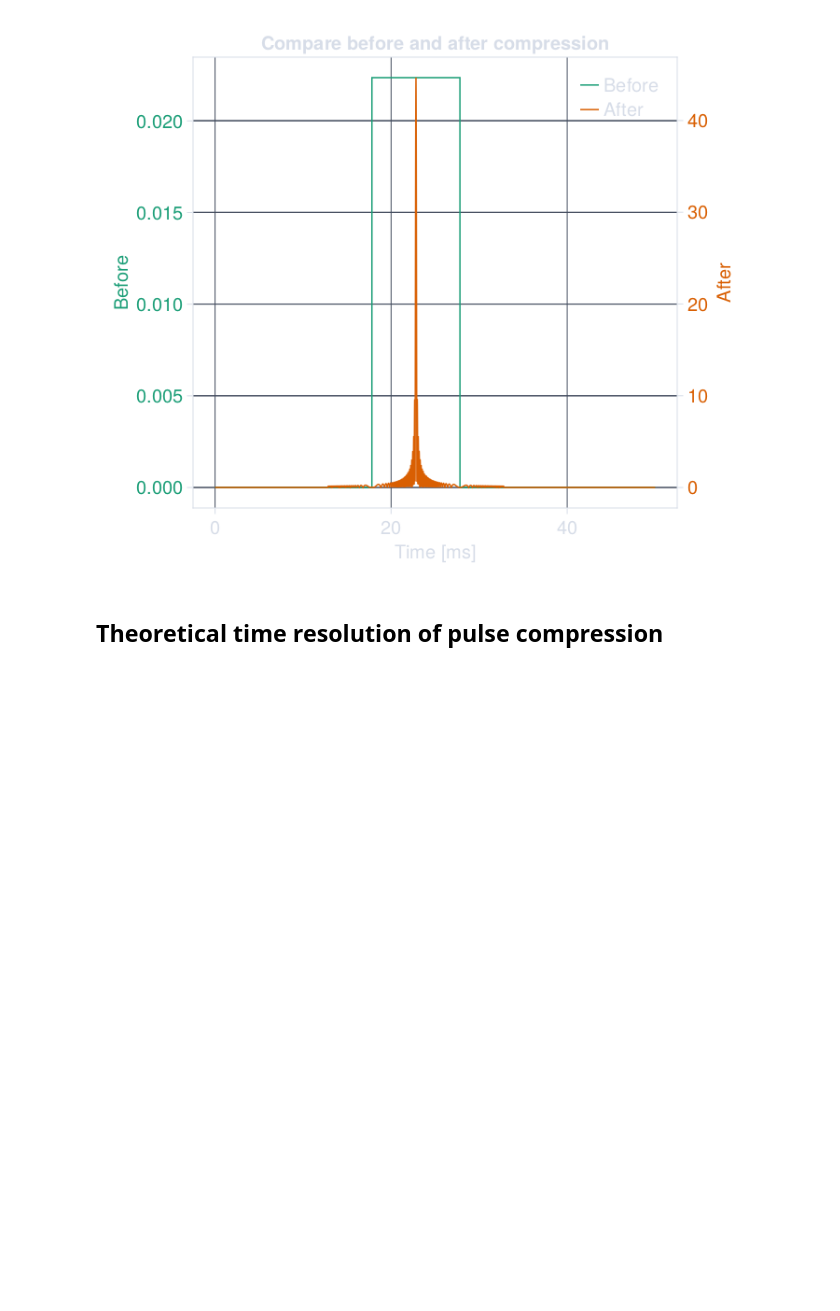
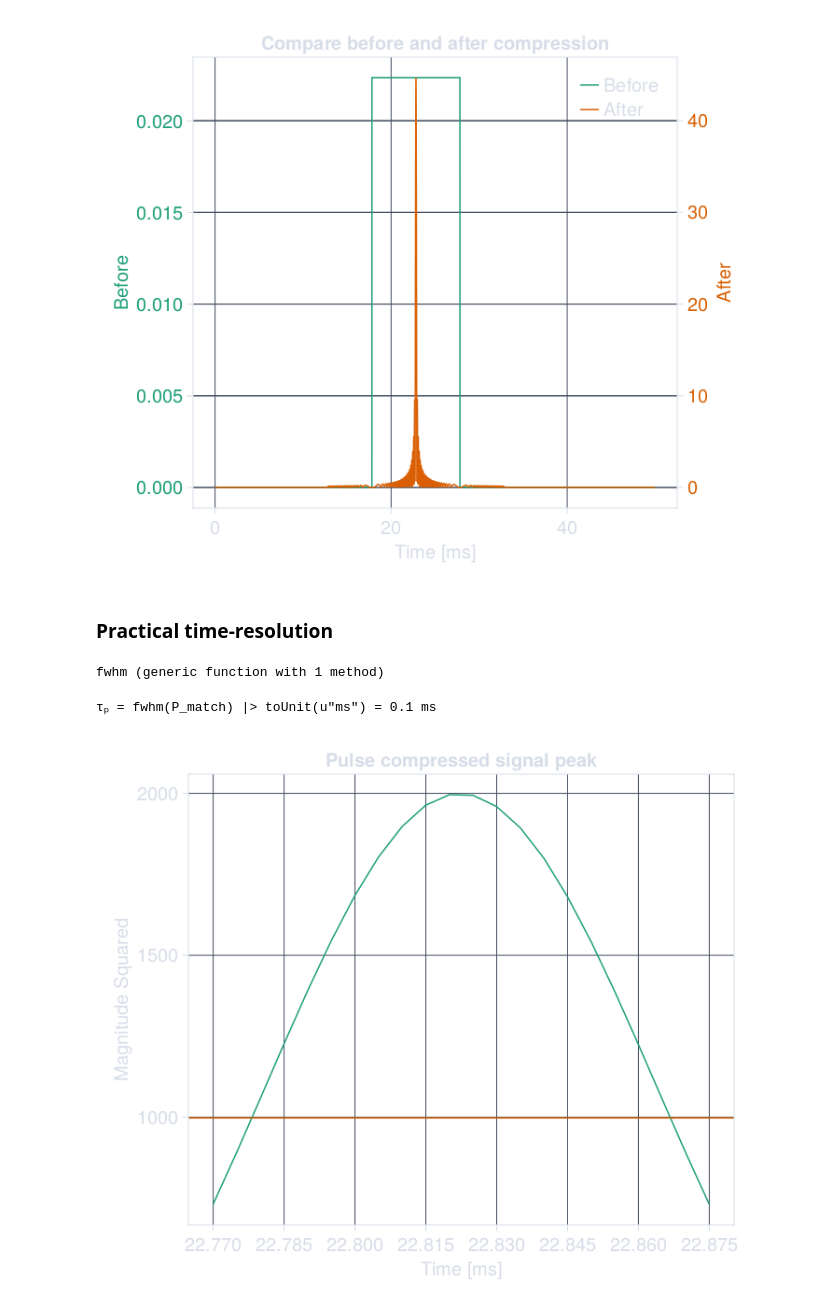
Before and after one commit to simonabj/Studies, a Jupyter notebook: IN5450/Project3/code.ipynb, the cells around one changed output. Cells and saved outputs as stored; diff of their text form; code cells hidden in the pictures; blank space fills up the shorter version.

```diff
--- a/IN5450/Project3/code.ipynb
+++ b/IN5450/Project3/code.ipynb
@@ -1,6 +1,6 @@
 # %%
 using Revise, Statistics, LaTeXStrings, DSP, StatsBase
-using Formatting, MAT, FFTW, Unitful
+using Formatting, MAT, FFTW, Unitful, LinearAlgebra
 import Unitful: m, s, Hz, AbstractQuantity
 using CairoMakie, Makie
 using ColorSchemes
@@ -34,6 +34,12 @@ set_theme!(Theme(
         bgcolor = bg,
         labelcolor = fg, titlecolor = fg,
         framevisible = false, margin=(0,0,0,0)
+    ),
+    Colorbar = (
+        labelcolor = fg, titlecolor = fg,
+        ticklabelcolor = fg, tickcolor = fg,
+        topspinecolor = fg, bottomspinecolor = fg,
+        leftspinecolor = fg, rightspinecolor = fg,
     )
 ))
 # %%
@@ -106,4 +108,25 @@ F
 # %% [output]
 [figure]
 # %% [markdown]
-## Theoretical time resolution of pulse compression
+### Practical time-resolution
+# %%
+# Assumes only 1 peak
+fwhm(x) = (count(a -> a >= 0.5maximum(x), x)+2) / fs
+# %% [output]
+fwhm (generic function with 1 method)
+# %%
+P_match = @. abs(match_signal)^2
+
+@show τₚ = fwhm(P_match) |> toUnit(u"ms")
+
+F = Figure(backgroundcolor = bg, resolution=(700,600))
+
+mask = P_match .>= 0.35maximum(P_match)
+ax = Axis(F[1,1], xlabel="Time [ms]", ylabel="Magnitude Squared", title="Pulse compressed signal peak", xticks=ustrip.(t[mask])[1:3:end])
+
+lines!(t[mask], P_match[mask], label="Signal")
+hlines!(0.5maximum(P_match), color=cscheme[2], label="FWHM")
+F
+# %% [output]
+τₚ = fwhm(P_match) |> toUnit(u"ms") = 0.1 ms
+[figure, added]
```
Also changed, not shown: parts of 41 cells of this notebook, 2 other files.
